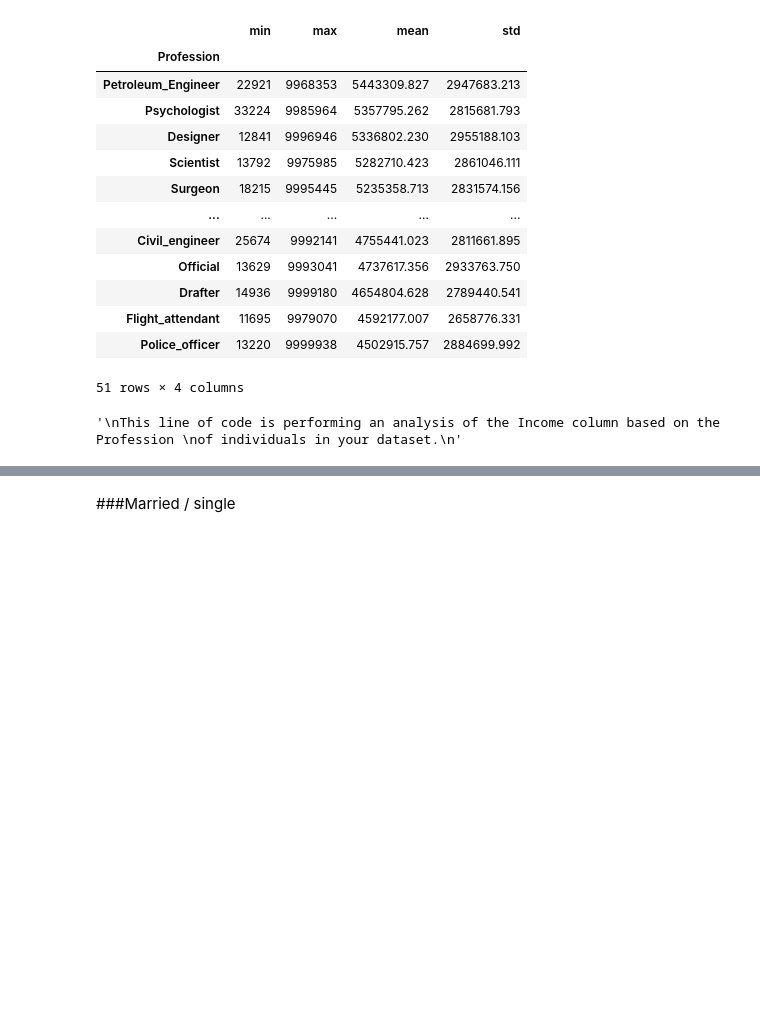
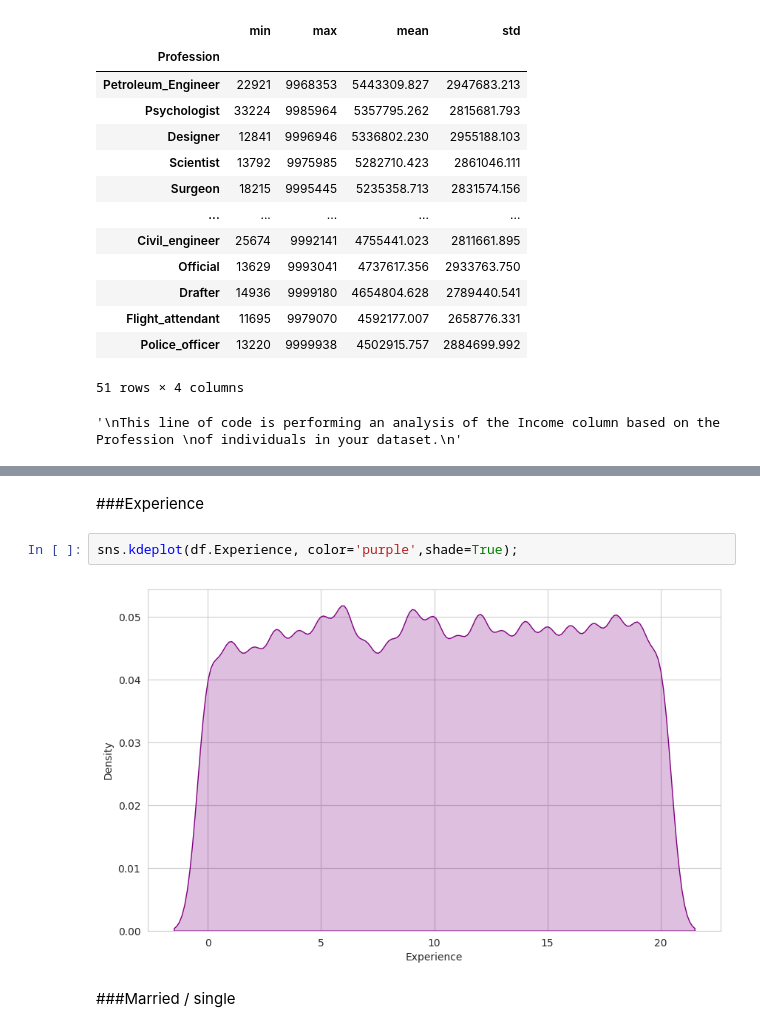
Before and after one commit to sina-salmanpour/Loan_Defaults_prediction, a Jupyter notebook: Loan_Defaults.ipynb, the cells around one changed output, grey strips where cells are left out. Saved outputs shown, nothing was run; the diff lists cells and outputs as text; blank space fills up the shorter version.

```diff
--- a/Loan_Defaults.ipynb
+++ b/Loan_Defaults.ipynb
@@ -184,3 +193,9 @@ of individuals in your dataset.
+# %% [markdown]
+###Experience
+# %%
+sns.kdeplot(df.Experience, color='purple',shade=True);
+# %% [output]
+[figure, added]
 # %% [markdown]
 ###Married / single
 # %%
```
Also changed, not shown: parts of 37 cells of this notebook.
